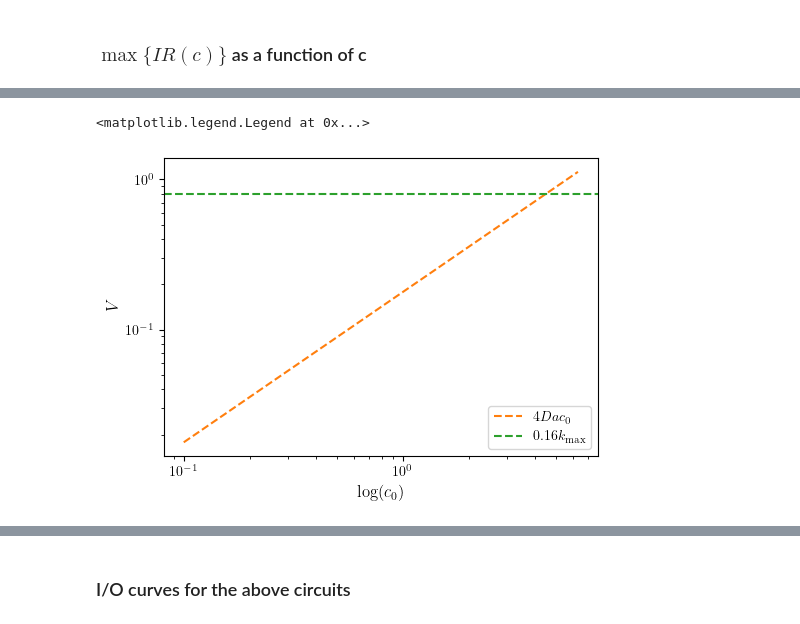
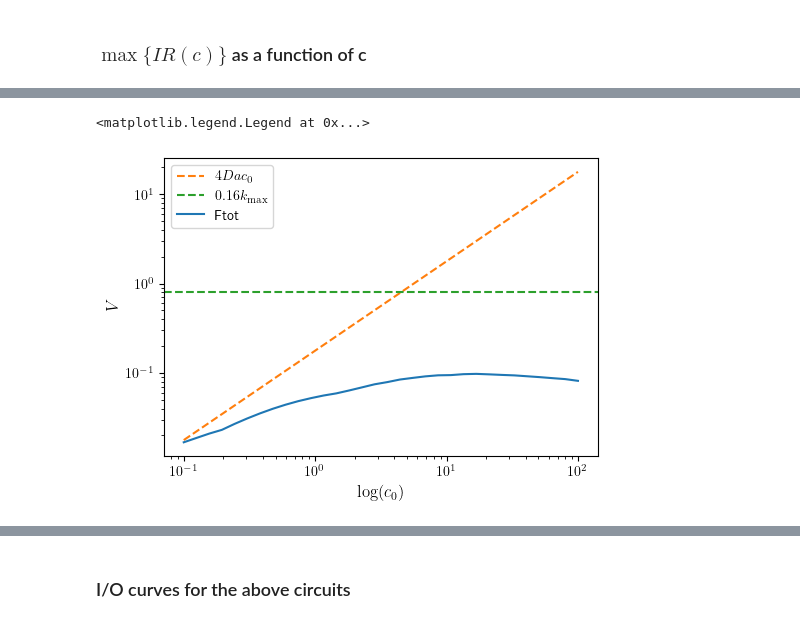
Before and after one commit to ta-rekt/LLROpt.jl, a Jupyter notebook: development.ipynb, the cells around one changed output, grey strips where cells are left out. Cells and saved outputs as stored; diff of their text form; code cells hidden in the pictures.

```diff
--- a/development.ipynb
+++ b/development.ipynb
@@ -2909,3 +2943,11 @@ ax.plot(pons, tbs)
+# %%
+date = 20250505
+dirname = '{}/.julia/dev/LLROpt/plots/{}'.format(os.environ["HOME"], date)
+
+if not os.path.exists(dirname):
+    os.makedirs(dirname)
+
+fig.savefig('{}/.julia/dev/LLROpt/plots/{}/fir-vs-specificity.pdf'.format(os.environ["HOME"], date))
 # %% [markdown]
 # Multiple binding sites
 # %% [markdown]
@@ -5619,35 +5661,35 @@ ax.legend(fontsize=9)
 # %%
-dirname = "20250505/2bs-fir-c0-test"
-ncpus = 13
-nedges = 8
+dirname = "20250505/2bs-fir-c-run1"
+ncpus = 32
+nedges = 7
 figsize = (5,3.5)
-skip=[11,12,13,15]
+skip=[28]
 data, params = utils.get_data(dirname, "full", "spec", skipkeys=skip)
-nparams = 13
+nparams = 32
 kg, kw = 1, 1
 
 irvals_acc = np.array([data[i][str(kg)][str(kw)][nedges] for i in range(1, nparams+1) if i not in skip])
 ioffvals = np.array([data[i][str(kg)][str(kw)][nedges+1] for i in range(1, nparams+1) if i not in skip])
 ionvals = np.array([data[i][str(kg)][str(kw)][nedges+2] for i in range(1, nparams+1) if i not in skip])
 specvals = np.array([data[i][str(kg)][str(kw)][nedges+3] for i in range(1, nparams+1) if i not in skip])
 cvals = np.array([data[i][str(kg)][str(kw)][-3] for i in range(1, nparams+1) if i not in skip])
 
 plt.rcParams['text.usetex'] = True
 
 fig, ax = plt.subplots(1,1, figsize=figsize, layout="constrained")
 
 ax.set_xscale('log')
 ax.set_yscale('log')
 ax.set_ylabel("$V$", fontsize=12)
 ax.set_xlabel("$\log (c_0)$", fontsize=12)
 # ax.set_xticks(list(range(-2,5)))
 ax.plot(cvals, 2*cvals*0.0888, linestyle="dashed", color="C1", label="$4Dac_0$")
 ax.axhline(y=5*0.16, linestyle="dashed", color="C2", label="$0.16k_{\\rm max}$")
-# ax.plot(cvals, irvals_acc)
-# ax.plot(cvals, ioffvals)
-ax.plot(cvals, ionvals)
+ax.plot(cvals, irvals_acc, color="C0", label="Ftot")
+# ax.plot(cvals, ioffvals, color="C1", label="Foff")
+# ax.plot(cvals, ionvals, color="C2", label="Fon")
 ax.legend()
 # ax.text(3, 5e-6, "(b)", fontsize=16)
 # %% [output]
 <matplotlib.legend.Legend at 0x...>
-[figure, old version]
+[figure, new version]
```
Also changed, not shown: parts of 15 cells of this notebook, 4 other files.
